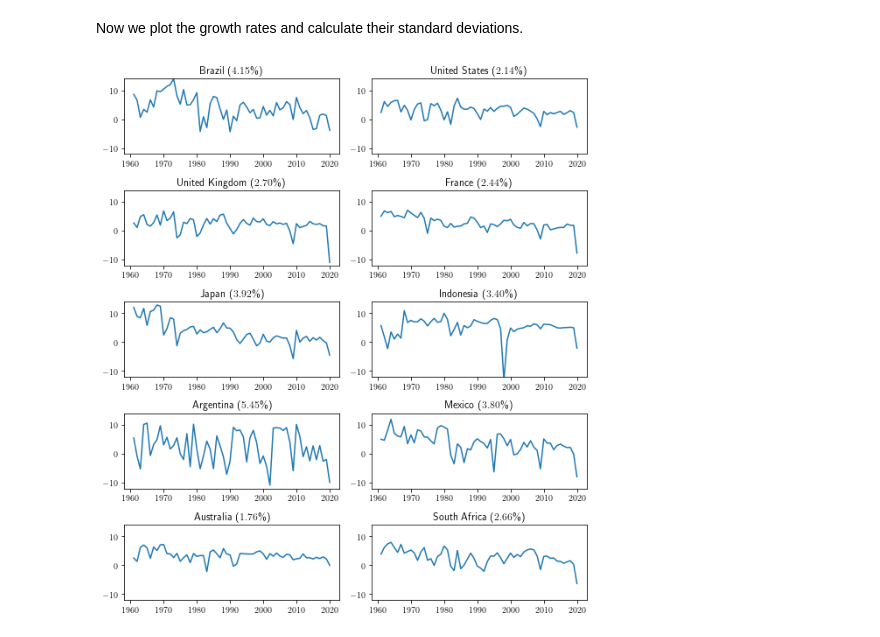
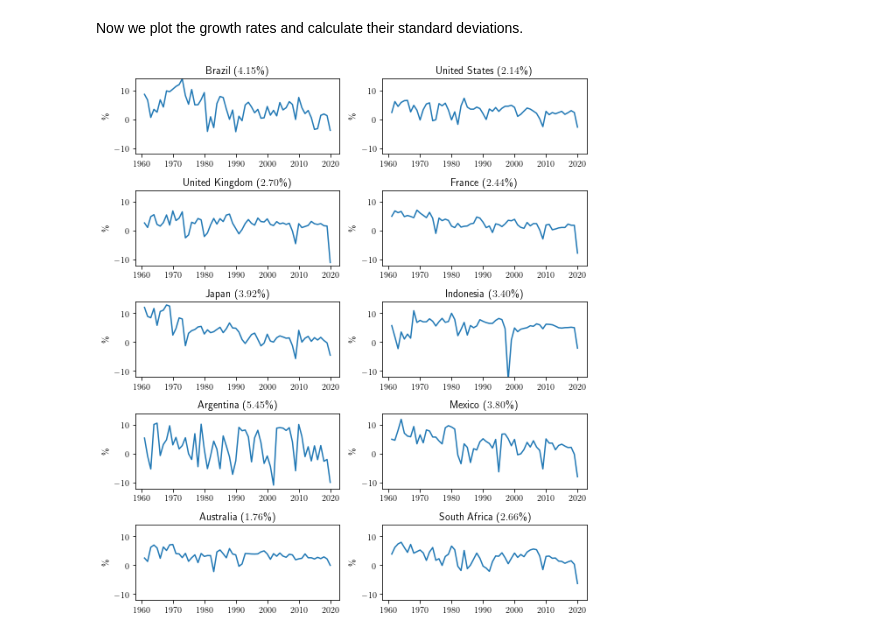
Before and after one commit to QuantEcon/book-networks-public, a Jupyter notebook: code_book/ch_production.ipynb, the cells around one changed output. Drawn from its saved outputs; the diff is of its cells as text; code cells hidden in the pictures.

```diff
--- a/code_book/ch_production.ipynb
+++ b/code_book/ch_production.ipynb
@@ -438,22 +438,22 @@ Now we plot the growth rates and calculate their standard deviations.
 # %%
 fig, axes = plt.subplots(5, 2, figsize=(8, 9))
 axes = axes.flatten()
 
 countries = gdp_df.columns
 t = np.asarray(gdp_df.index.astype(float))
 series = [np.asarray(gdp_df[country].astype(float)) for country in countries]
 
 
 for ax, country, gdp_data in zip(axes, countries, series):
 
     ax.plot(t, gdp_data)
     ax.set_title(f'{country} (${gdp_data.std():1.2f}$\%)' )
-    ax.set_ylabel('%')
+    ax.set_ylabel('\%')
     ax.set_ylim((-12, 14))
 
 plt.tight_layout()
 if export_figures:
     plt.savefig("figures/gdp_growth.pdf")
 plt.show()
 # %% [output]
-[figure, old version]
+[figure, new version]
```
Also changed, not shown: parts of 3 cells of this notebook, 3 other files.
